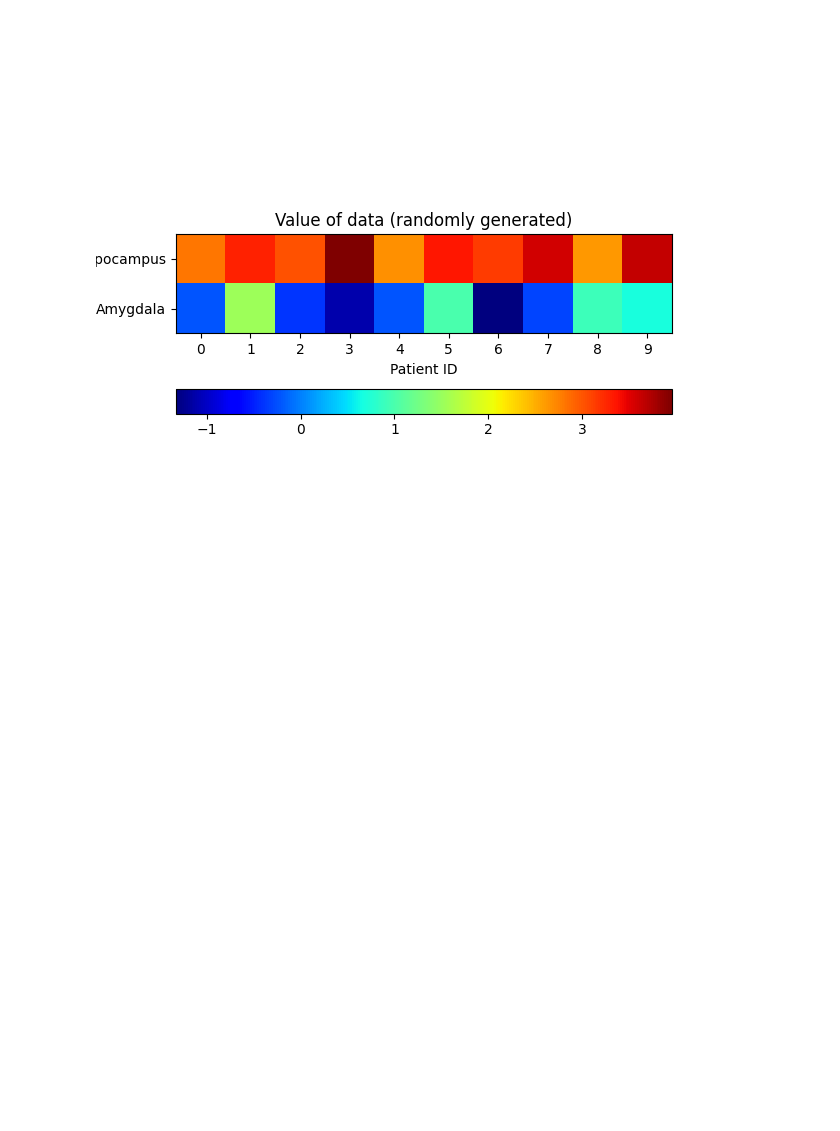
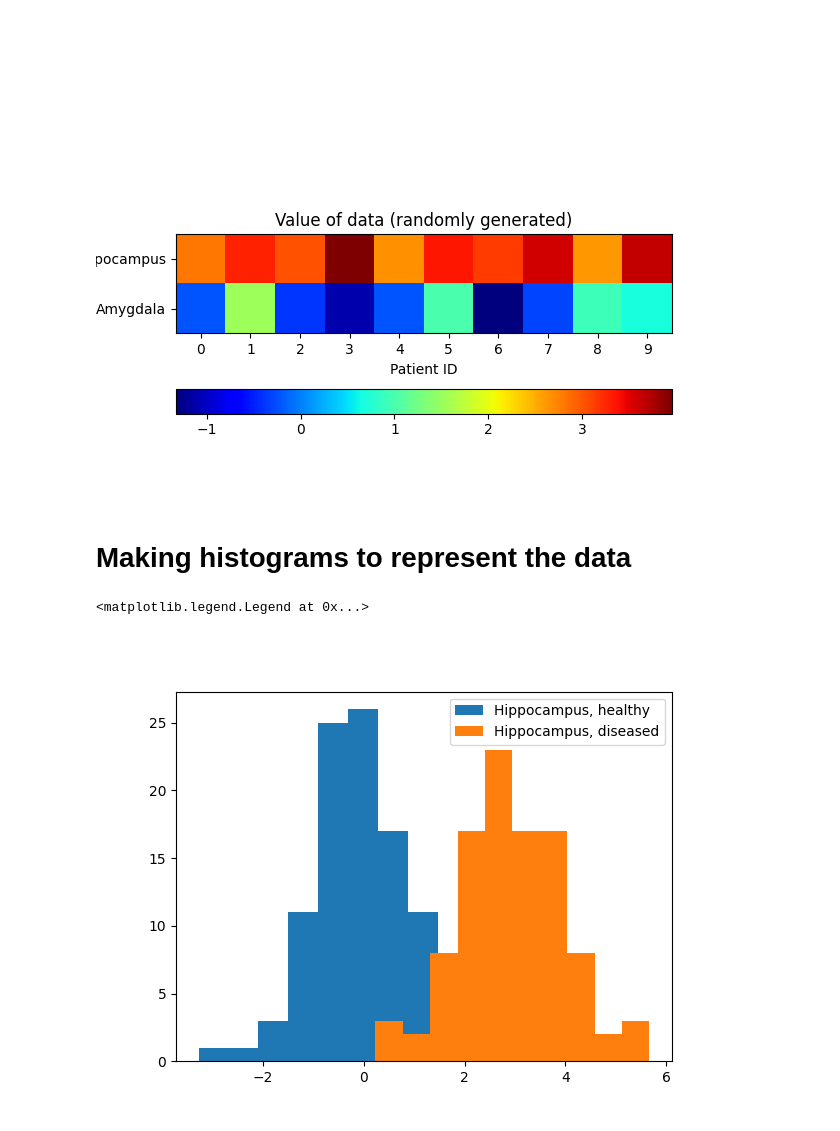
Before and after one commit to paige-lee/ontology_fwer, a Jupyter notebook: Code for real data/Drawing_Brain_Structures.ipynb, the cells around one changed output. Cells and saved outputs as stored; diff of their text form; code cells hidden in the pictures; blank space fills up the shorter version.

```diff
--- a/Code for real data/Drawing_Brain_Structures.ipynb
+++ b/Code for real data/Drawing_Brain_Structures.ipynb
@@ -295,3 +295,20 @@ ax.set_title('Value of data (randomly generated)')
 # %% [output]
 Text(0.5, 1.0, 'Value of data (randomly generated)')
 [figure]
+# %% [markdown]
+# Making histograms to represent the data
+# %%
+import numpy as np
+import matplotlib.pyplot as plt
+%matplotlib widget
+
+hippo_healthy = np.random.normal(size = 100)
+hippo_unhealthy = np.random.normal(loc = 3, scale = 1, size = 100)
+
+plt.figure(0)
+plt.hist(hippo_healthy, label = "Hippocampus, healthy")
+plt.hist(hippo_unhealthy, label = "Hippocampus, diseased")
+plt.legend(loc='upper right')
+# %% [output]
+<matplotlib.legend.Legend at 0x...>
+[figure, added]
```
Also changed, not shown: parts of 3 cells of this notebook.
